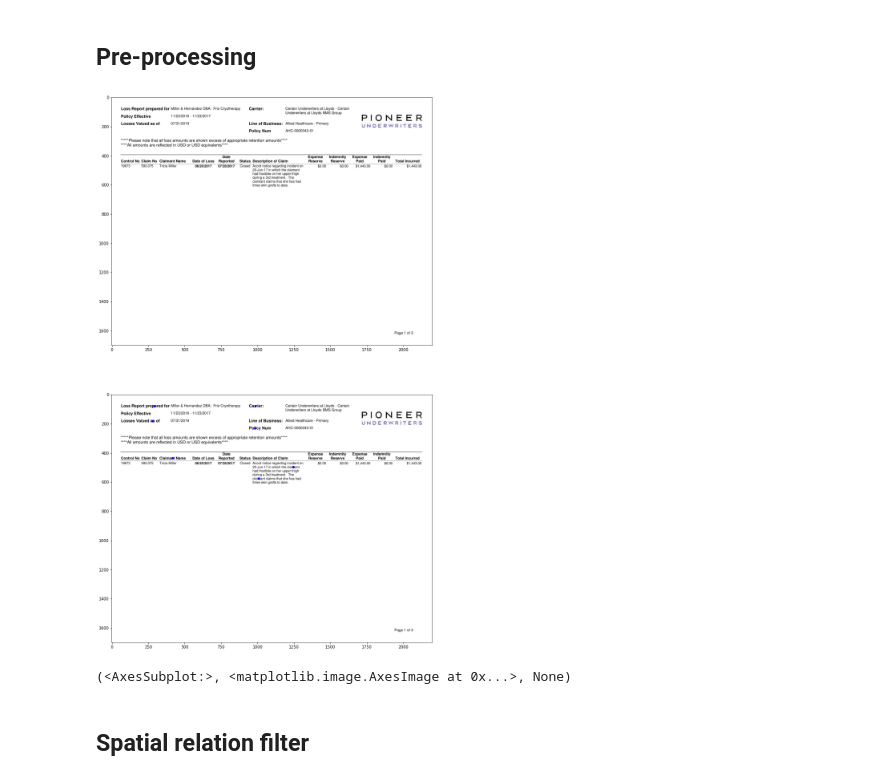
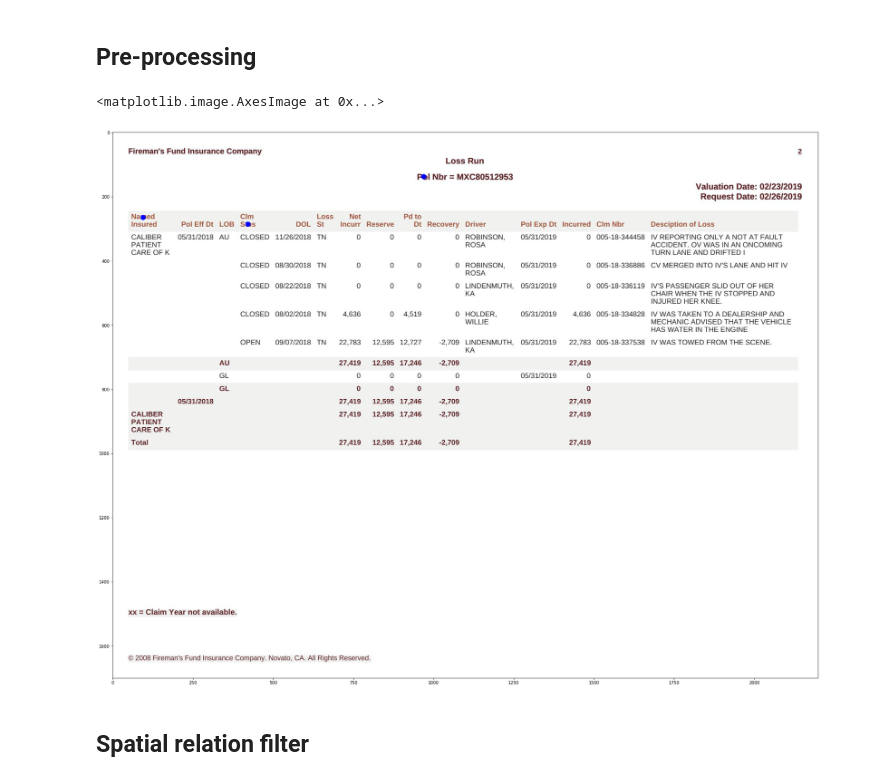
Before and after one commit to zaned897/pdfTextanalyzer, a Jupyter notebook: main.ipynb, the cells around one changed output. Drawn from its saved outputs; the diff is of its cells as text; code cells hidden in the pictures.

```diff
--- a/main.ipynb
+++ b/main.ipynb
@@ -13,23 +13,31 @@ import matplotlib.pyplot as plt
 
 # pdf raw file no ext
 #__________________________________________
-pdf_file = 'AHC-0000343 loss runs PIO-YES0'
+#pdf_file = 'AHC-0000343 loss runs PIO-YES0'
 #___________________________________________
 
+#__________________________________________
+#pdf_file = 'knox_medex_loss_runs_attain_4 FIR-NO1'
+#___________________________________________
+
+#__________________________________________
+pdf_file = 'knox_medex_loss_runs_attain_4 FIR-NO1'
+#___________________________________________
+
+
 # topic files
-topic_file = 'config_file_proto.ino'
+topic_file = 'config_topics_beta.ino'
 # Pre proc data
-txt_dict, image_c, image, _ = lossrun.pre_proc(pdf_file, 'data', topic_file)
+txt_dict, image_c, image, topics = lossrun.pre_proc(pdf_file, 'data', topic_file)
 # %%
 # vizualizate data
-plt.figure(figsize=(15,25))
+plt.figure(figsize=(30,30))
 # Orignial data
-plt.subplot(2,1,1), plt.imshow(image)
+plt.imshow(image_c)
 # Orignial data
-plt.subplot(2,1,2), plt.imshow(image_c), plt.show()
 # %% [output]
+<matplotlib.image.AxesImage at 0x...>
-[figure, old version]
+[figure, new version]
-(<AxesSubplot:>, <matplotlib.image.AxesImage at 0x...>, None)
 # %% [markdown]
 ## Spatial relation filter ##
 # %%
```
Also changed, not shown: parts of 6 cells of this notebook, 13 other files.
